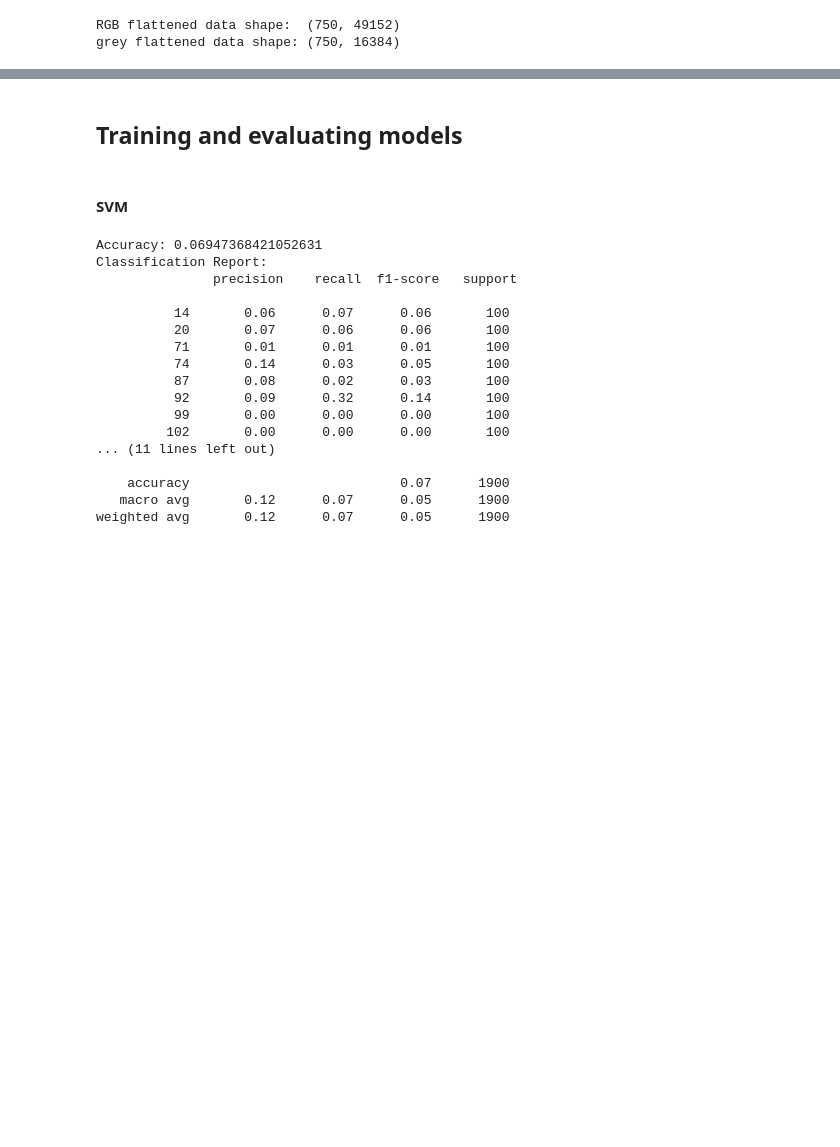
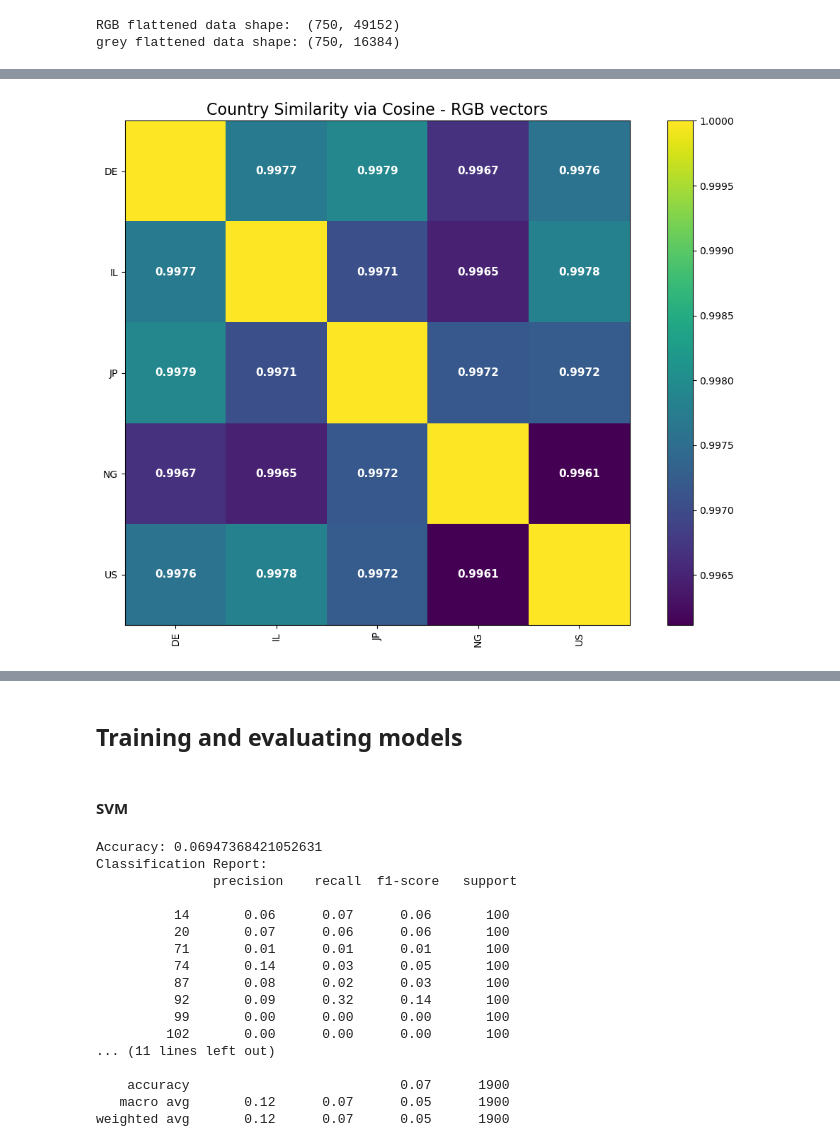
Before and after one commit to Ely6899/ML_final_project, a Jupyter notebook: project_notebook.ipynb, the cells around one changed output, grey strips where cells are left out. Saved outputs shown, nothing was run; the diff lists cells and outputs as text; code cells hidden in the pictures; blank space fills up the shorter version.

```diff
--- a/project_notebook.ipynb
+++ b/project_notebook.ipynb
@@ -223,0 +437,13 @@ plot_pca(X_gray, labels_grey, n_components=3)
+# %%
+# Create DataFrame with each vector dimension as a separate column
+df_flattened_rgb = pd.DataFrame(X_rgb_train)
+
+# Convert numeric labels to strings
+labels_str = label2country(df_train_rgb["label"])
+
+# Add labels as a column
+df_flattened_rgb["label"] = labels_rgb_train
+# %%
+mean_per_country_rgb = df_flattened_rgb.groupby("label").mean()
+country_names_rgb = mean_per_country_rgb.index.tolist()
+mean_per_country_rgb
@@ -223,0 +459,6 @@ plot_pca(X_gray, labels_grey, n_components=3)
+# %%
+sim_matrix_rgb = cosine_similarity(mean_per_country_rgb)
+# %%
+plot_similarity_matrix(sim_matrix_rgb, country_names_rgb, title="Country Similarity via Cosine - RGB vectors")
+# %% [output]
+[figure, added]
```
Also changed, not shown: parts of 44 cells of this notebook.
